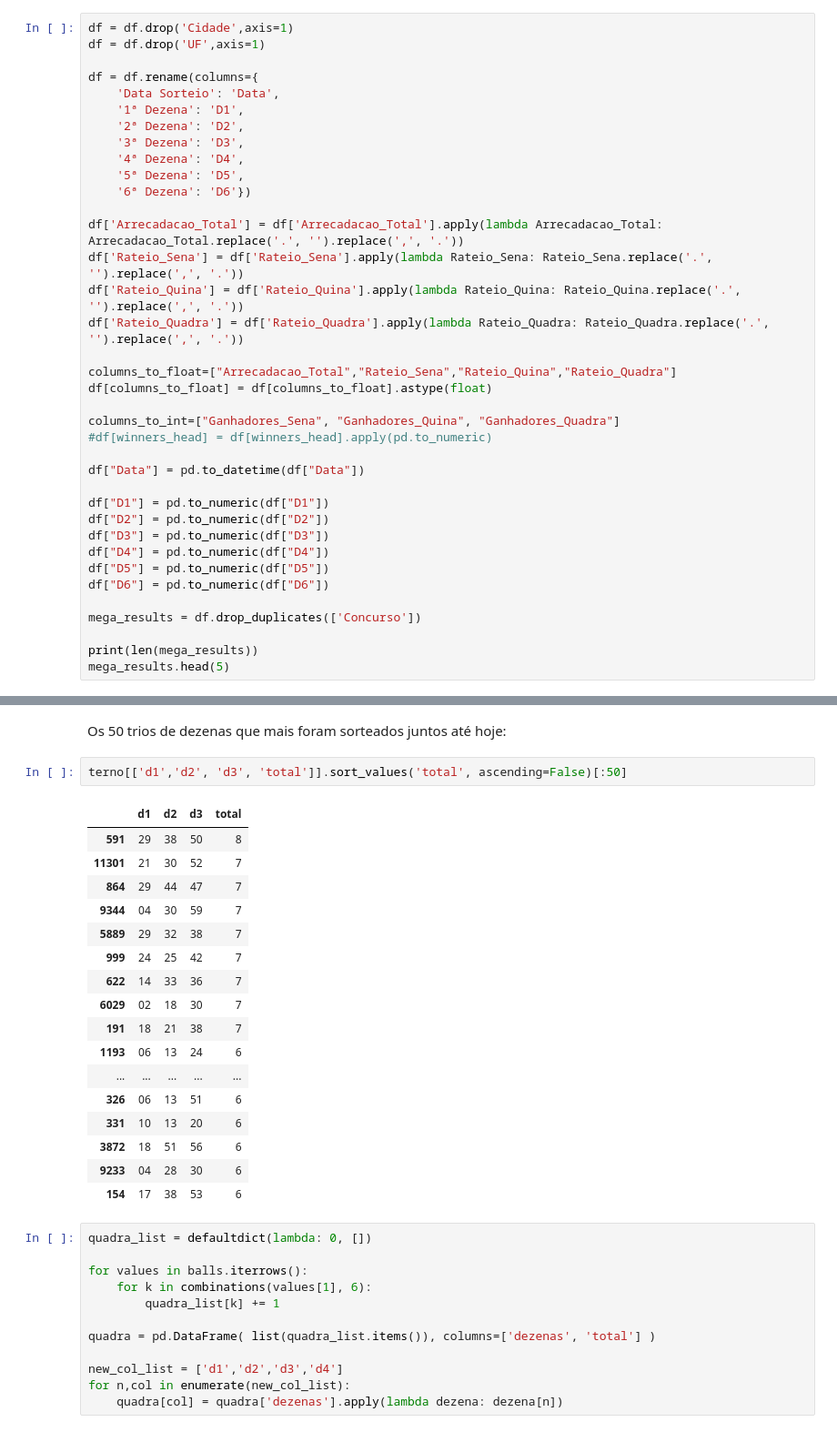
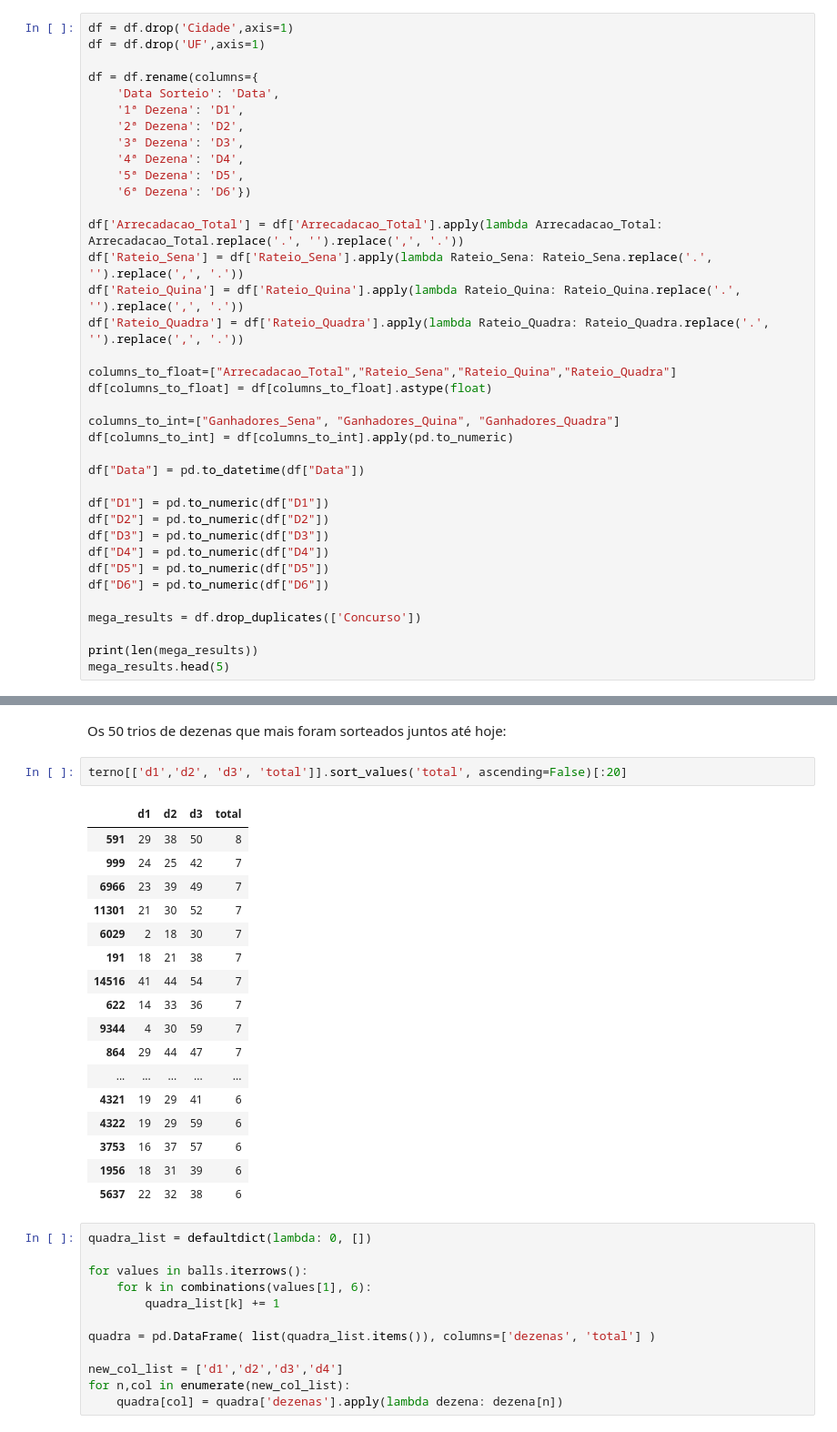
Before and after one commit to vitormeriat/machine-learning-studies, a Jupyter notebook: analysis/brazilian-lottery.ipynb, the cells around one changed output, grey strips where cells are left out. Shown at 91% size. Saved outputs shown, nothing was run; the diff lists cells and outputs as text.

```diff
--- a/analysis/brazilian-lottery.ipynb
+++ b/analysis/brazilian-lottery.ipynb
@@ -185,7 +170,7 @@ columns_to_float=["Arrecadacao_Total","Rateio_Sena","Rateio_Quina","Rateio_Quadr
 df[columns_to_float] = df[columns_to_float].astype(float)
 
 columns_to_int=["Ganhadores_Sena", "Ganhadores_Quina", "Ganhadores_Quadra"]
-#df[winners_head] = df[winners_head].apply(pd.to_numeric)
+df[columns_to_int] = df[columns_to_int].apply(pd.to_numeric)
 
 df["Data"] = pd.to_datetime(df["Data"])
 
@@ -345,25 +330,25 @@ for n,col in enumerate(new_col_list):
 # %% [markdown]
 Os 50 trios de dezenas que mais foram sorteados juntos até hoje:
 # %%
-terno[['d1','d2', 'd3', 'total']].sort_values('total', ascending=False)[:50]
+terno[['d1','d2', 'd3', 'total']].sort_values('total', ascending=False)[:20]
 # %% [output]
 |  | d1 | d2 | d3 | total |
 | 591 | 29 | 38 | 50 | 8 |
+| 999 | 24 | 25 | 42 | 7 |
+| 6966 | 23 | 39 | 49 | 7 |
 | 11301 | 21 | 30 | 52 | 7 |
+| 6029 | 2 | 18 | 30 | 7 |
+| 191 | 18 | 21 | 38 | 7 |
+| 14516 | 41 | 44 | 54 | 7 |
+| 622 | 14 | 33 | 36 | 7 |
+| 9344 | 4 | 30 | 59 | 7 |
 | 864 | 29 | 44 | 47 | 7 |
-| 9344 | 04 | 30 | 59 | 7 |
-| 5889 | 29 | 32 | 38 | 7 |
-| 999 | 24 | 25 | 42 | 7 |
-| 622 | 14 | 33 | 36 | 7 |
-| 6029 | 02 | 18 | 30 | 7 |
-| 191 | 18 | 21 | 38 | 7 |
-| 1193 | 06 | 13 | 24 | 6 |
 | ... | ... | ... | ... | ... |
-| 326 | 06 | 13 | 51 | 6 |
-| 331 | 10 | 13 | 20 | 6 |
-| 3872 | 18 | 51 | 56 | 6 |
-| 9233 | 04 | 28 | 30 | 6 |
-| 154 | 17 | 38 | 53 | 6 |
+| 4321 | 19 | 29 | 41 | 6 |
+| 4322 | 19 | 29 | 59 | 6 |
+| 3753 | 16 | 37 | 57 | 6 |
+| 1956 | 18 | 31 | 39 | 6 |
+| 5637 | 22 | 32 | 38 | 6 |
 # %%
 quadra_list = defaultdict(lambda: 0, [])
 
```
Also changed, not shown: parts of 17 cells of this notebook.
